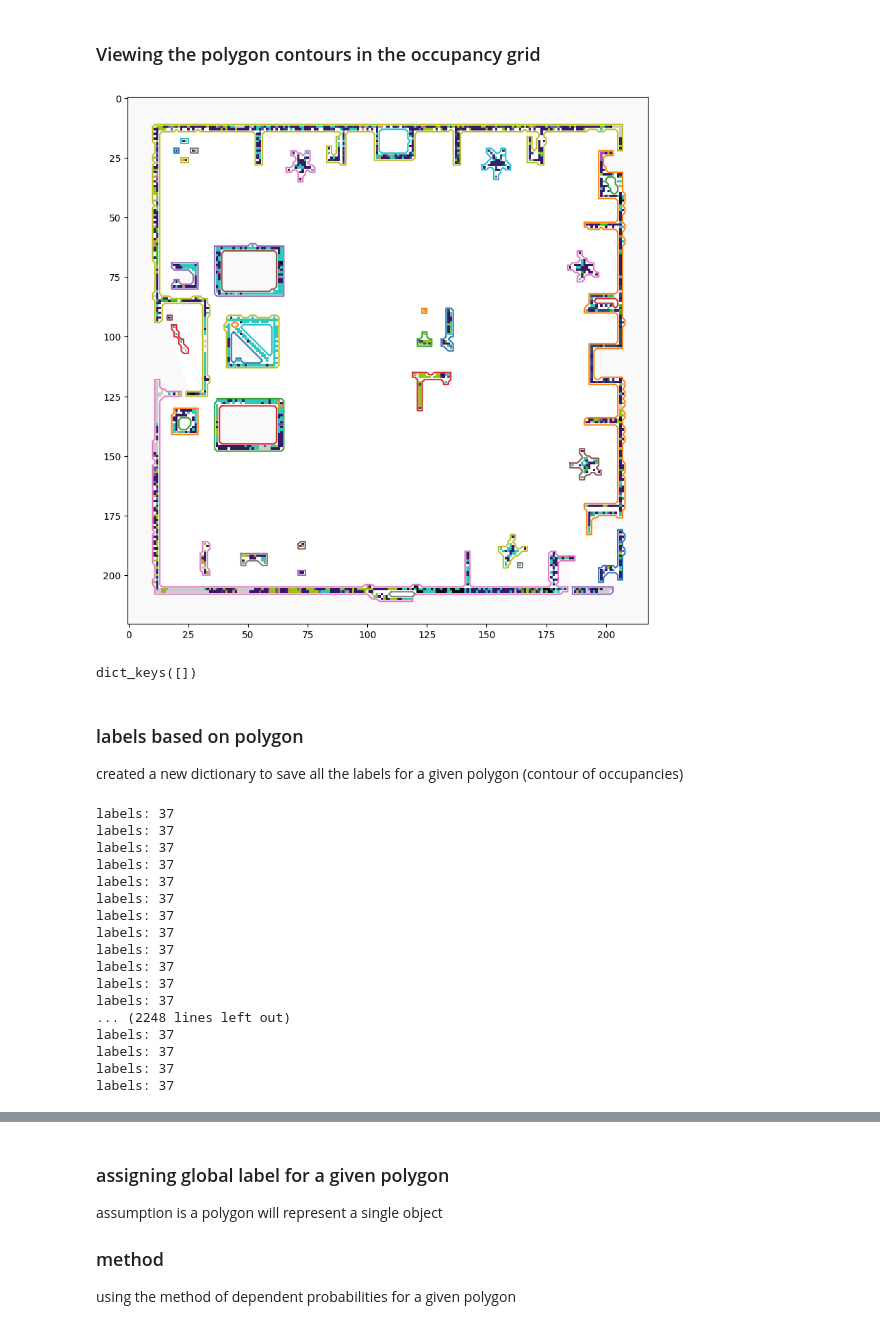
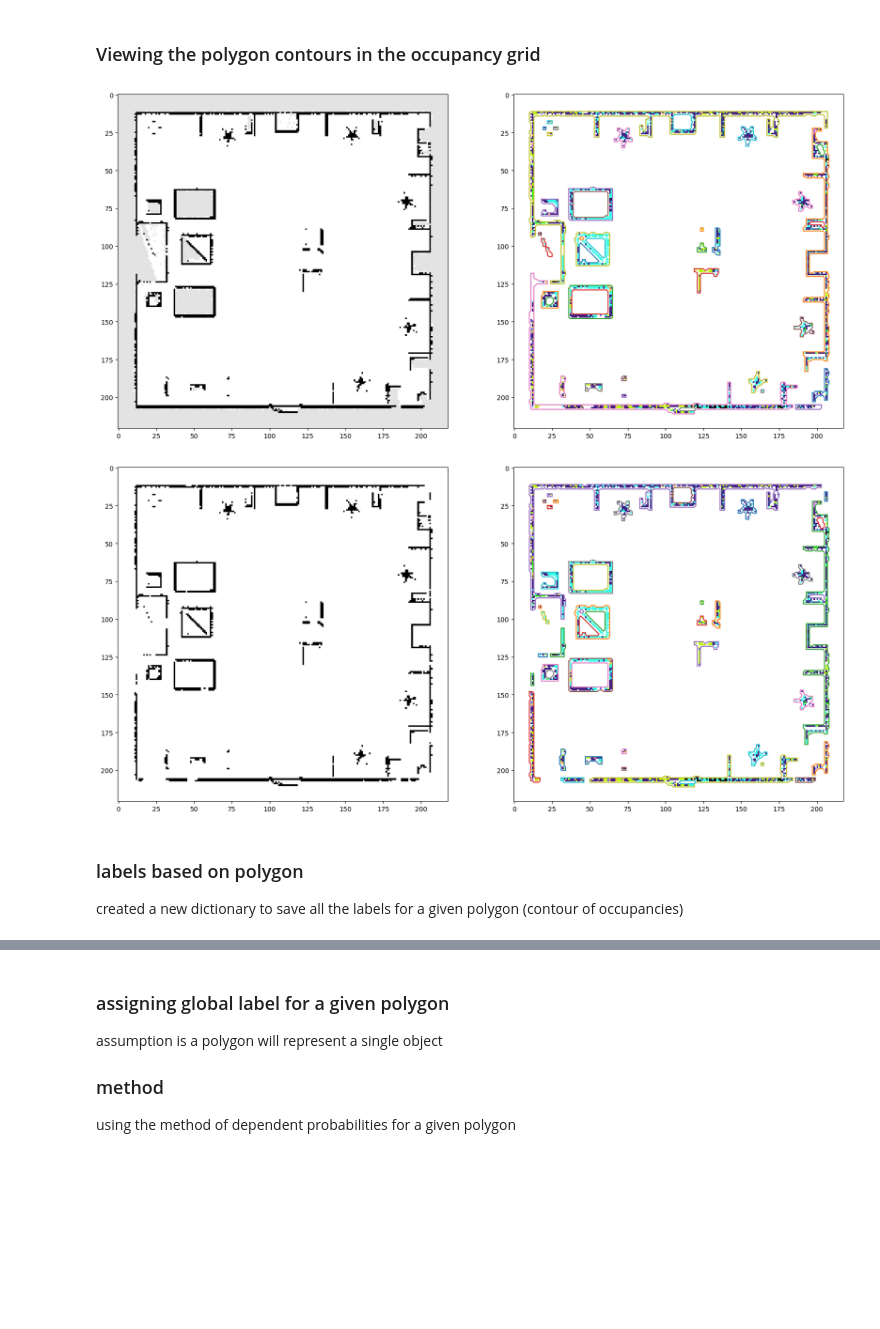
Before and after one commit to farishajdarpasic/MSR_Project, a Jupyter notebook: Code/project.ipynb, the cells around one changed output, grey strips where cells are left out. Drawn from its saved outputs; the diff is of its cells as text; code cells hidden in the pictures; blank space fills up the shorter version.

```diff
--- a/Code/project.ipynb
+++ b/Code/project.ipynb
@@ -464,0 +424,5 @@ plt.imsave("../Results/seg_map/sunrgbd_seg_map_dependent_probs_real_size.png",oc
+# %%
+occ_grid_new = np.zeros((occ_grid_colorized.shape[0], occ_grid_colorized.shape[1]))
+mask = occ_grid_colorized[:,:,:] == [255,255,255]
+mask = mask[:,:,0]
+occ_grid_new[~mask] = 1
@@ -535,14 +507,37 @@ plt.savefig("../Results/seg_map/seg_map_max_count.png")
 ### Viewing the polygon contours in the occupancy grid
 # %%
 contours = map.as_closed_obst_vertices_ij()
-plt.figure(figsize=(10,10))
-gridshow(occ_grid)
-plt.imshow(np.transpose(occ_grid_colorized, (1,0,2)), alpha=0.8)
+plt.figure(figsize=(20,10))
+
+plt.subplot(1, 2, 1)
+plt.imshow(np.transpose(occ_grid, (1,0)), cmap='Greys')
+
+plt.subplot(1, 2, 2)
+plt.imshow(np.transpose(occ_grid_colorized, (1,0,2)))
 polygons = []
+
 for c in contours:
     poly = Polygon(c)
     polygons.append(poly)
     plt.plot(*poly.exterior.xy)
 # %% [output]
-[figure, old version]
+[figure, new version]
+# %%
+contours = new_map.as_closed_obst_vertices_ij()
+plt.figure(figsize=(20,10))
+# gridshow(occ_grid_new)
+
+plt.subplot(1, 2, 1)
+plt.imshow(np.transpose(occ_grid_new, (1,0)), cmap='Greys')
+
+plt.subplot(1, 2, 2)
+plt.imshow(np.transpose(occ_grid_colorized, (1,0,2)))
+
+polygons = []
+for c in contours:
+    poly = Polygon(c)
+    polygons.append(poly)
+    plt.plot(*poly.exterior.xy)
+# %% [output]
+[figure, added]
 # %%
@@ -551,9 +547,3 @@ occ_grid_poly_colorized = np.ones_like(occ_grid_poly_colorized) *255
-# %%
-occ_labels_in_poly = {}
-
-occ_labels_in_poly.keys()
-# %% [output]
-dict_keys([])
 # %% [markdown]
 ### labels based on polygon
 
@@ -570,28 +560,10 @@ for i in range(occ_grid_poly_colorized.shape[0]):
 
                 if (point.within(polygon)):
                     if key in occ_labels_in_poly:
-                        print(f'labels: {len(occ_labels[keyij])}')
+#                         print(f'labels: {len(occ_labels[keyij])}')
                         occ_labels_in_poly[key] = np.vstack((occ_labels_in_poly[key],occ_labels[keyij]))
                     else:
-                        print(f'labels: {len(occ_labels[keyij])}')
+#                         print(f'labels: {len(occ_labels[keyij])}')
                         occ_labels_in_poly[key] = np.array(occ_labels[keyij]).reshape([1,-1])
-# %% [output]
-labels: 37
-labels: 37
-labels: 37
-labels: 37
-labels: 37
-labels: 37
-labels: 37
-labels: 37
-labels: 37
-labels: 37
-labels: 37
-labels: 37
-... (2248 lines left out)
-labels: 37
-labels: 37
-labels: 37
-labels: 37
 # %%
 occ_labels_in_poly.keys()
```
Also changed, not shown: parts of 51 cells of this notebook, 4 other files.
